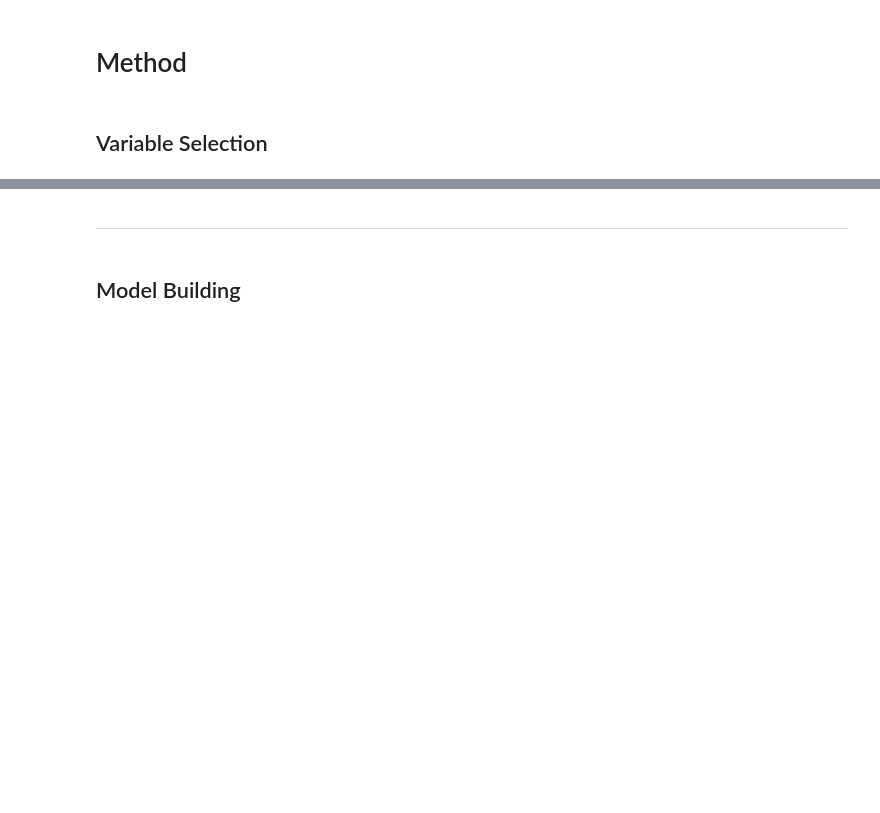
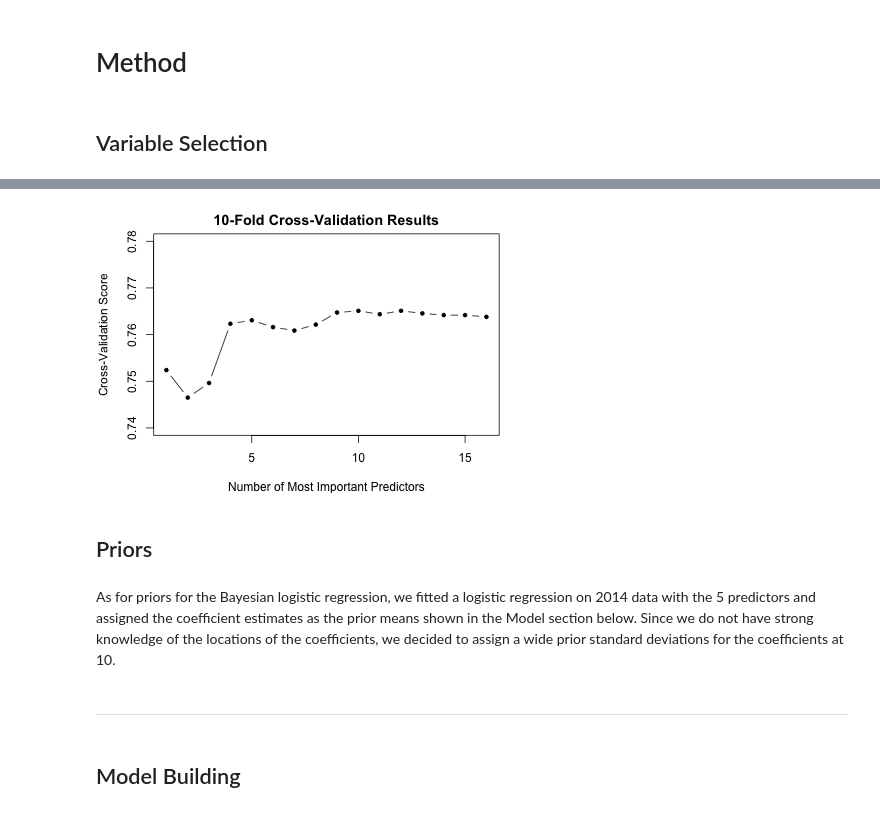
Before and after one commit to micahlanier/bayesket-ball, a Jupyter notebook: final_report/AM207_Final_Report.ipynb, the cells around one changed output, grey strips where cells are left out. Saved outputs shown, nothing was run; the diff lists cells and outputs as text; code cells hidden in the pictures; blank space fills up the shorter version.

Commit message:
Added variable selection and priors section to the final report

```diff
--- a/final_report/AM207_Final_Report.ipynb
+++ b/final_report/AM207_Final_Report.ipynb
@@ -42,3 +51,11 @@ TODO
+# %%
+Image(filename='XVal Scores.png')
+# %% [output]
+[figure, added]
+# %% [markdown]
+## Priors
+# %% [markdown]
+As for priors for the Bayesian logistic regression, we fitted a logistic regression on 2014 data with the 5 predictors and assigned the coefficient estimates as the prior means shown in the Model section below. Since we do not have strong knowledge of the locations of the coefficients, we decided to assign a wide prior standard deviations for the coefficients at 10.
 # %% [markdown]
 <hr/>
 # %% [markdown]
```
Also changed, not shown: parts of 2 cells of this notebook, 2 other files.
